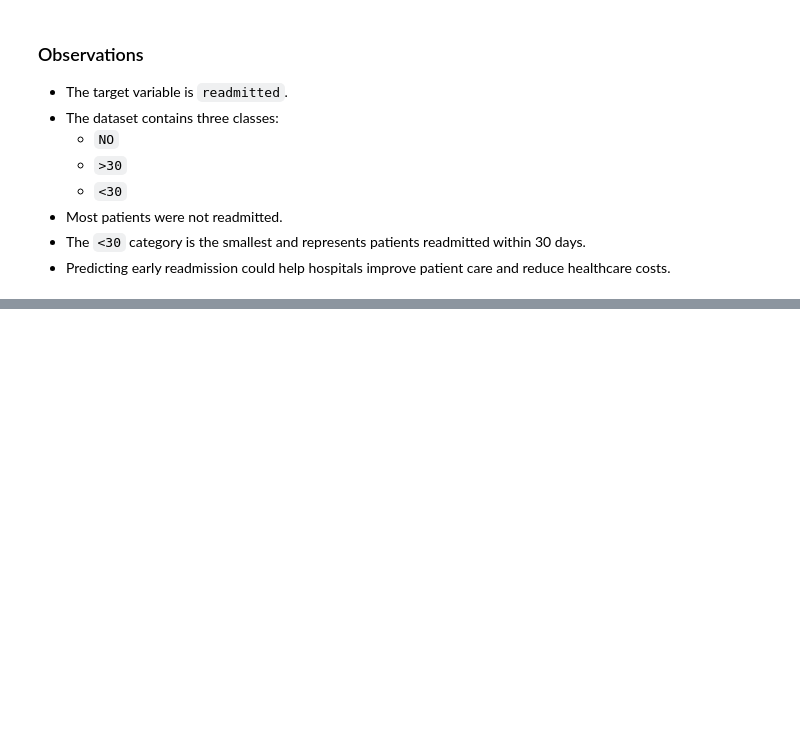
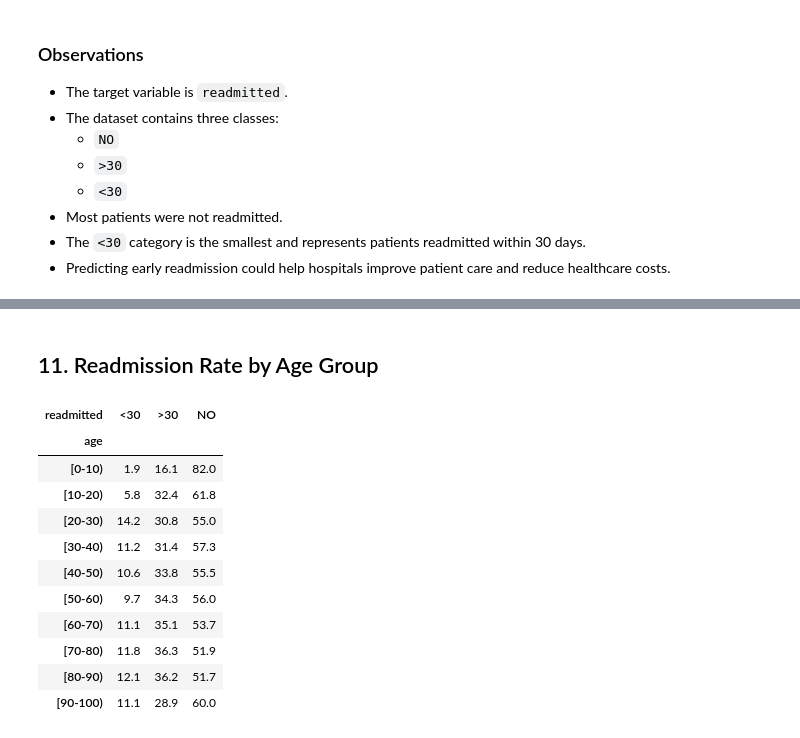
Before and after one commit to artinopoulosd/hospital-readmission-risk-analysis, a Jupyter notebook: notebooks/exploratory_analysis.ipynb, the cells around one changed output, grey strips where cells are left out. Cells and saved outputs as stored; diff of their text form; code cells hidden in the pictures; blank space fills up the shorter version.

```diff
--- a/notebooks/exploratory_analysis.ipynb
+++ b/notebooks/exploratory_analysis.ipynb
@@ -137,0 +200,23 @@ Name: count, dtype: int64
+# %% [markdown]
+## 11. Readmission Rate by Age Group
+# %%
+age_readmission = pd.crosstab(
+    df["age"],
+    df["readmitted"],
+    normalize="index"
+) * 100
+
+age_readmission.round(1)
+# %% [output]
+| readmitted | <30 | >30 | NO |
+| age |  |  |  |
+| [0-10) | 1.9 | 16.1 | 82.0 |
+| [10-20) | 5.8 | 32.4 | 61.8 |
+| [20-30) | 14.2 | 30.8 | 55.0 |
+| [30-40) | 11.2 | 31.4 | 57.3 |
+| [40-50) | 10.6 | 33.8 | 55.5 |
+| [50-60) | 9.7 | 34.3 | 56.0 |
+| [60-70) | 11.1 | 35.1 | 53.7 |
+| [70-80) | 11.8 | 36.3 | 51.9 |
+| [80-90) | 12.1 | 36.2 | 51.7 |
+| [90-100) | 11.1 | 28.9 | 60.0 |
```
Also changed, not shown: parts of 12 cells of this notebook.
